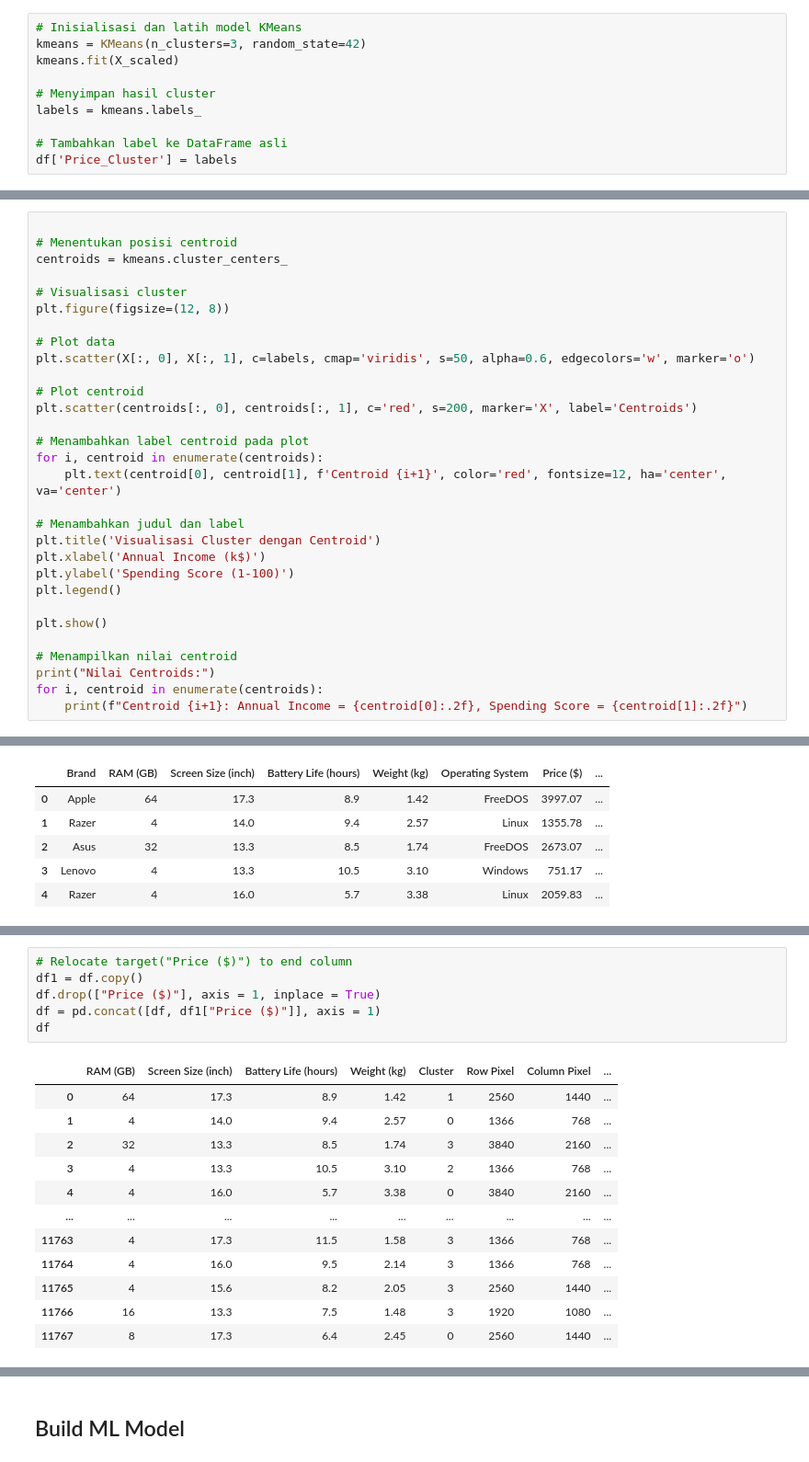
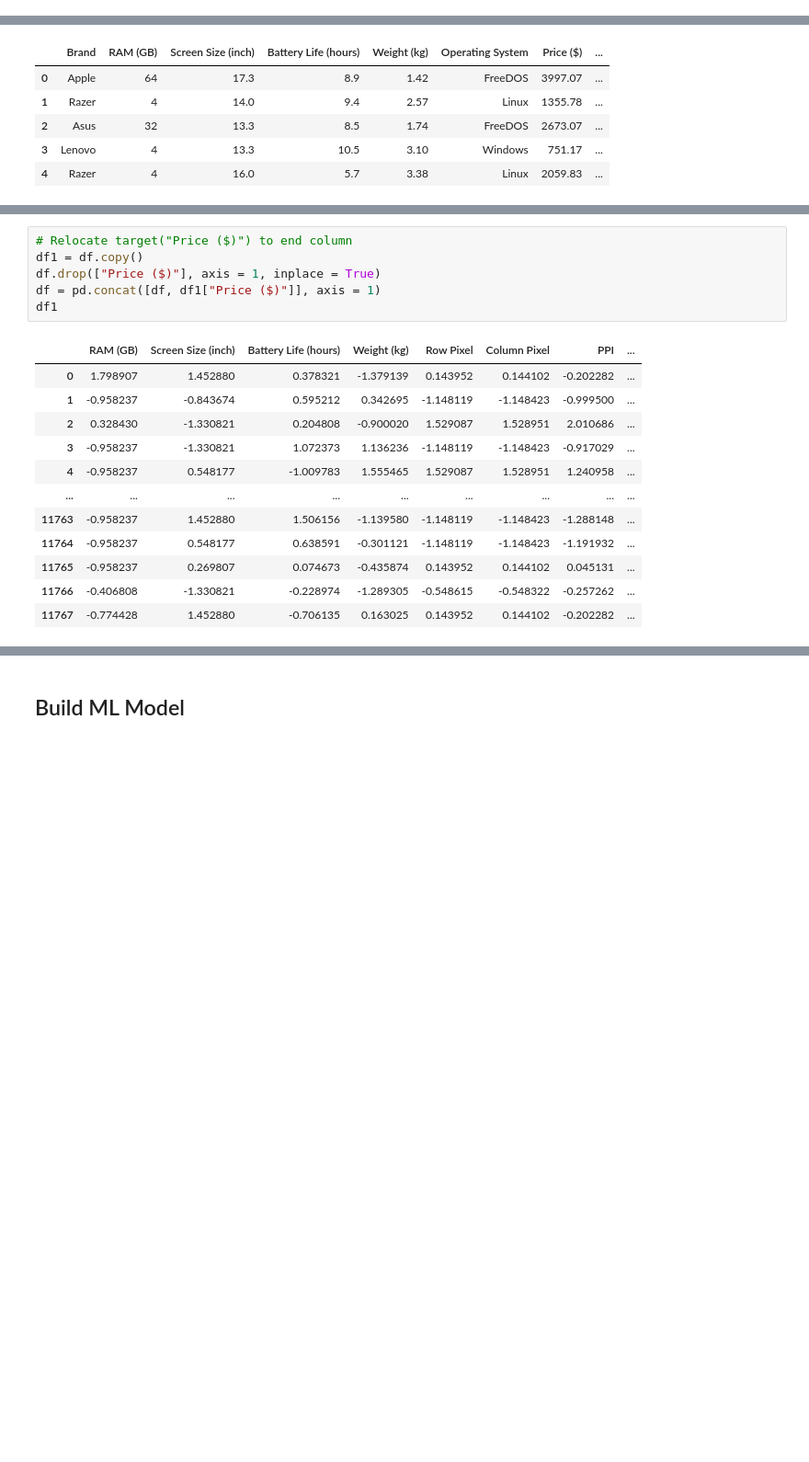
Before and after one commit to iwacooy/machine_learning_pemula, a Jupyter notebook: submission_clustering.ipynb, the cells around one changed output, grey strips where cells are left out. Shown at 92% size. Saved outputs shown, nothing was run; the diff lists cells and outputs as text; blank space fills up the shorter version.

Commit message:
score 76

```diff
--- a/submission_clustering.ipynb
+++ b/submission_clustering.ipynb
@@ -531,10 +447,0 @@ plt.show()
-# %%
-# Inisialisasi dan latih model KMeans
-kmeans = KMeans(n_clusters=3, random_state=42)
-kmeans.fit(X_scaled)
-
-# Menyimpan hasil cluster
-labels = kmeans.labels_
-
-# Tambahkan label ke DataFrame asli
-df['Price_Cluster'] = labels
@@ -637,32 +523,2 @@ print(pd.DataFrame(X, columns=['Processor','RAM (GB)', 'Storage', 'GPU','Price (
 
 [11768 rows x 5 columns]
-# %%
-
-# Menentukan posisi centroid
-centroids = kmeans.cluster_centers_
-
-# Visualisasi cluster
-plt.figure(figsize=(12, 8))
-
-# Plot data
-plt.scatter(X[:, 0], X[:, 1], c=labels, cmap='viridis', s=50, alpha=0.6, edgecolors='w', marker='o')
-
-# Plot centroid
-plt.scatter(centroids[:, 0], centroids[:, 1], c='red', s=200, marker='X', label='Centroids')
-
-# Menambahkan label centroid pada plot
-for i, centroid in enumerate(centroids):
-    plt.text(centroid[0], centroid[1], f'Centroid {i+1}', color='red', fontsize=12, ha='center', va='center')
-
-# Menambahkan judul dan label
-plt.title('Visualisasi Cluster dengan Centroid')
-plt.xlabel('Annual Income (k$)')
-plt.ylabel('Spending Score (1-100)')
-plt.legend()
-
-plt.show()
-
-# Menampilkan nilai centroid
-print("Nilai Centroids:")
-for i, centroid in enumerate(centroids):
-    print(f"Centroid {i+1}: Annual Income = {centroid[0]:.2f}, Spending Score = {centroid[1]:.2f}")
@@ -849,19 +698,19 @@ df.head()
 # %%
 # Relocate target("Price ($)") to end column
 df1 = df.copy()
 df.drop(["Price ($)"], axis = 1, inplace = True)
 df = pd.concat([df, df1["Price ($)"]], axis = 1)
-df
+df1
 # %% [output]
-|  | RAM (GB) | Screen Size (inch) | Battery Life (hours) | Weight (kg) | Cluster | Row Pixel | Column Pixel | ... |
-| 0 | 64 | 17.3 | 8.9 | 1.42 | 1 | 2560 | 1440 | ... |
-| 1 | 4 | 14.0 | 9.4 | 2.57 | 0 | 1366 | 768 | ... |
-| 2 | 32 | 13.3 | 8.5 | 1.74 | 3 | 3840 | 2160 | ... |
-| 3 | 4 | 13.3 | 10.5 | 3.10 | 2 | 1366 | 768 | ... |
-| 4 | 4 | 16.0 | 5.7 | 3.38 | 0 | 3840 | 2160 | ... |
+|  | RAM (GB) | Screen Size (inch) | Battery Life (hours) | Weight (kg) | Row Pixel | Column Pixel | PPI | ... |
+| 0 | 1.798907 | 1.452880 | 0.378321 | -1.379139 | 0.143952 | 0.144102 | -0.202282 | ... |
+| 1 | -0.958237 | -0.843674 | 0.595212 | 0.342695 | -1.148119 | -1.148423 | -0.999500 | ... |
+| 2 | 0.328430 | -1.330821 | 0.204808 | -0.900020 | 1.529087 | 1.528951 | 2.010686 | ... |
+| 3 | -0.958237 | -1.330821 | 1.072373 | 1.136236 | -1.148119 | -1.148423 | -0.917029 | ... |
+| 4 | -0.958237 | 0.548177 | -1.009783 | 1.555465 | 1.529087 | 1.528951 | 1.240958 | ... |
 | ... | ... | ... | ... | ... | ... | ... | ... | ... |
-| 11763 | 4 | 17.3 | 11.5 | 1.58 | 3 | 1366 | 768 | ... |
-| 11764 | 4 | 16.0 | 9.5 | 2.14 | 3 | 1366 | 768 | ... |
-| 11765 | 4 | 15.6 | 8.2 | 2.05 | 3 | 2560 | 1440 | ... |
-| 11766 | 16 | 13.3 | 7.5 | 1.48 | 3 | 1920 | 1080 | ... |
-| 11767 | 8 | 17.3 | 6.4 | 2.45 | 0 | 2560 | 1440 | ... |
+| 11763 | -0.958237 | 1.452880 | 1.506156 | -1.139580 | -1.148119 | -1.148423 | -1.288148 | ... |
+| 11764 | -0.958237 | 0.548177 | 0.638591 | -0.301121 | -1.148119 | -1.148423 | -1.191932 | ... |
+| 11765 | -0.958237 | 0.269807 | 0.074673 | -0.435874 | 0.143952 | 0.144102 | 0.045131 | ... |
+| 11766 | -0.406808 | -1.330821 | -0.228974 | -1.289305 | -0.548615 | -0.548322 | -0.257262 | ... |
+| 11767 | -0.774428 | 1.452880 | -0.706135 | 0.163025 | 0.143952 | 0.144102 | -0.202282 | ... |
```
Also changed, not shown: parts of 36 cells of this notebook.
